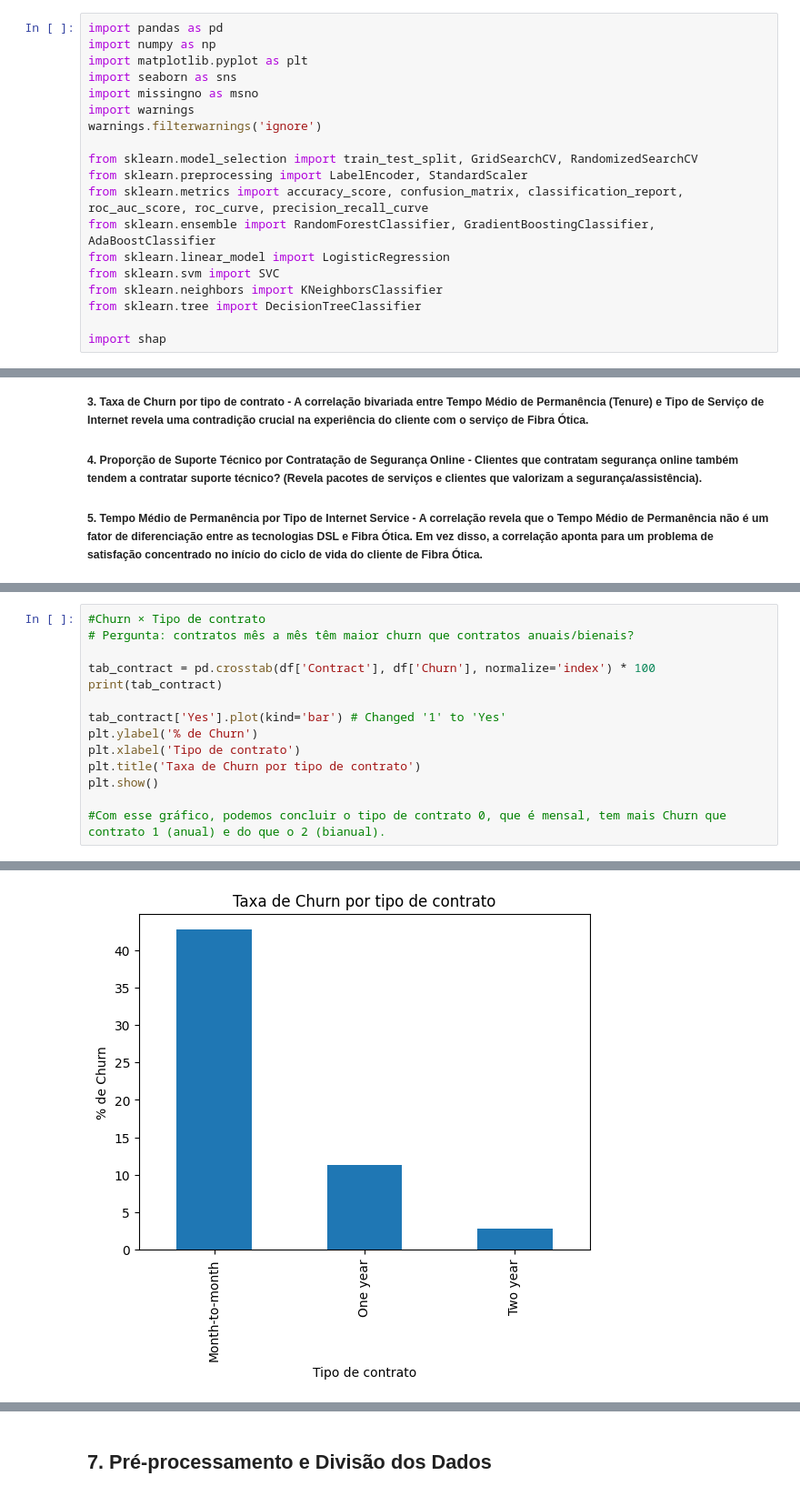
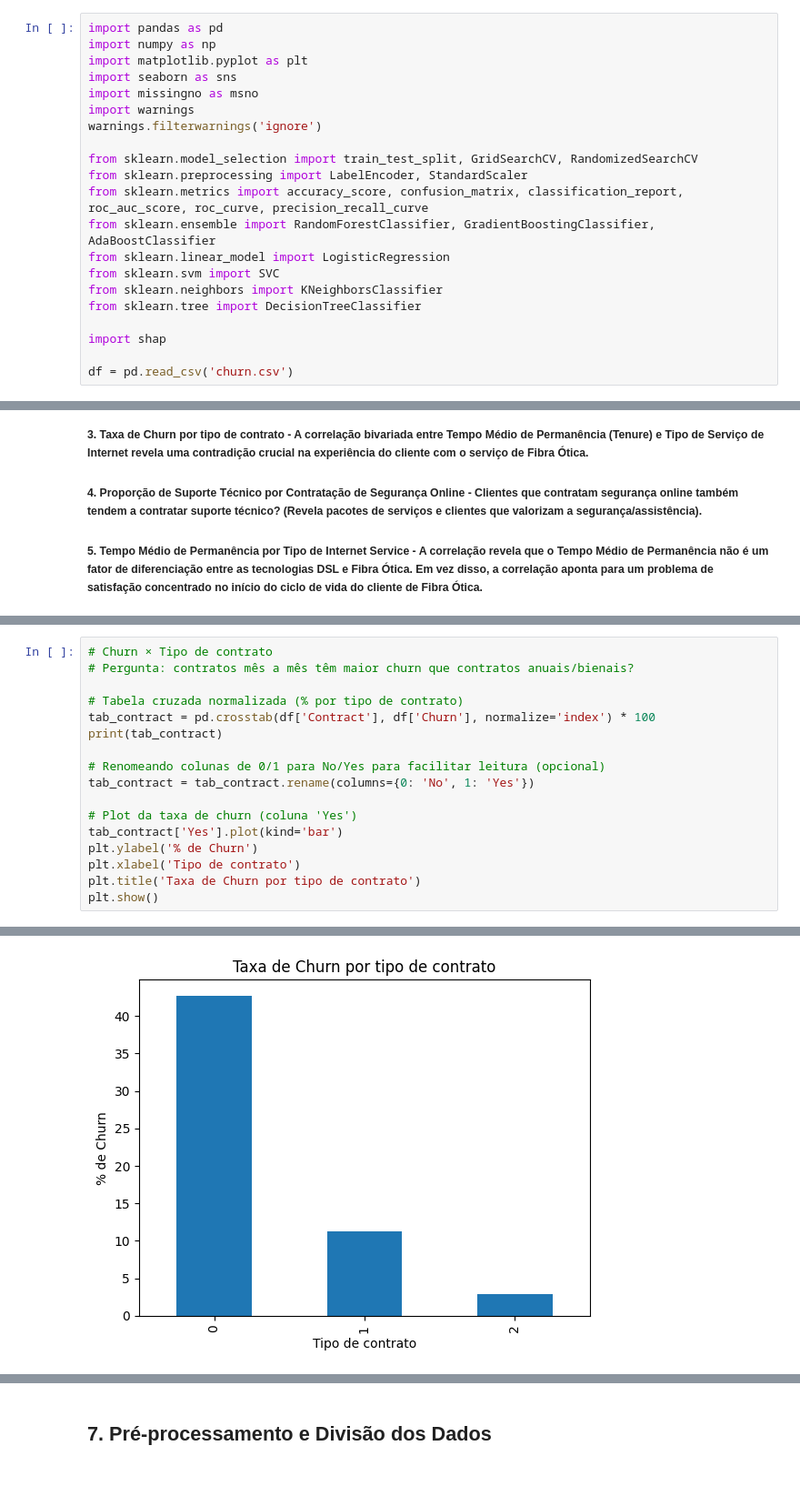
Before and after one commit to deivisontakatu/pos-inteligencia-artificial, a Jupyter notebook: 2 Fundamentos de Machine Learning/Trabalho Final/Customer_Churn_Analysis_Notebook.ipynb, the cells around one changed output, grey strips where cells are left out. Shown: that part at 91% size. Drawn from its saved outputs; the diff is of its cells as text.

```diff
--- a/2 Fundamentos de Machine Learning/Trabalho Final/Customer_Churn_Analysis_Notebook.ipynb
+++ b/2 Fundamentos de Machine Learning/Trabalho Final/Customer_Churn_Analysis_Notebook.ipynb
@@ -37,6 +37,8 @@ from sklearn.neighbors import KNeighborsClassifier
 from sklearn.tree import DecisionTreeClassifier
 
 import shap
+
+df = pd.read_csv('churn.csv')
 # %% [markdown]
 ## 3. Entendendo o Conjunto de Dados
 # %%
@@ -295,17 +288,20 @@ SeniorCitizen
 [figure]
 ✅ Gráfico de barras empilhadas (ideal para esta proporção) salvo em 'analise_4_senior_churn.png'.
 # %%
-#Churn × Tipo de contrato
+# Churn × Tipo de contrato
 # Pergunta: contratos mês a mês têm maior churn que contratos anuais/bienais?
 
+# Tabela cruzada normalizada (% por tipo de contrato)
 tab_contract = pd.crosstab(df['Contract'], df['Churn'], normalize='index') * 100
 print(tab_contract)
 
-tab_contract['Yes'].plot(kind='bar') # Changed '1' to 'Yes'
+# Renomeando colunas de 0/1 para No/Yes para facilitar leitura (opcional)
+tab_contract = tab_contract.rename(columns={0: 'No', 1: 'Yes'})
+
+# Plot da taxa de churn (coluna 'Yes')
+tab_contract['Yes'].plot(kind='bar')
 plt.ylabel('% de Churn')
 plt.xlabel('Tipo de contrato')
 plt.title('Taxa de Churn por tipo de contrato')
 plt.show()
-
-#Com esse gráfico, podemos concluir o tipo de contrato 0, que é mensal, tem mais Churn que  contrato 1 (anual) e do que o 2 (bianual).
 # %% [output]
@@ -317,4 +313,4 @@ Two year        97.168142   2.831858
-[figure, old version]
+[figure, new version]
 # %%
 def analise_pacote_seguranca_suporte(caminho_arquivo):
     df = pd.read_csv(caminho_arquivo)
```
Also changed, not shown: parts of 9 cells of this notebook.
